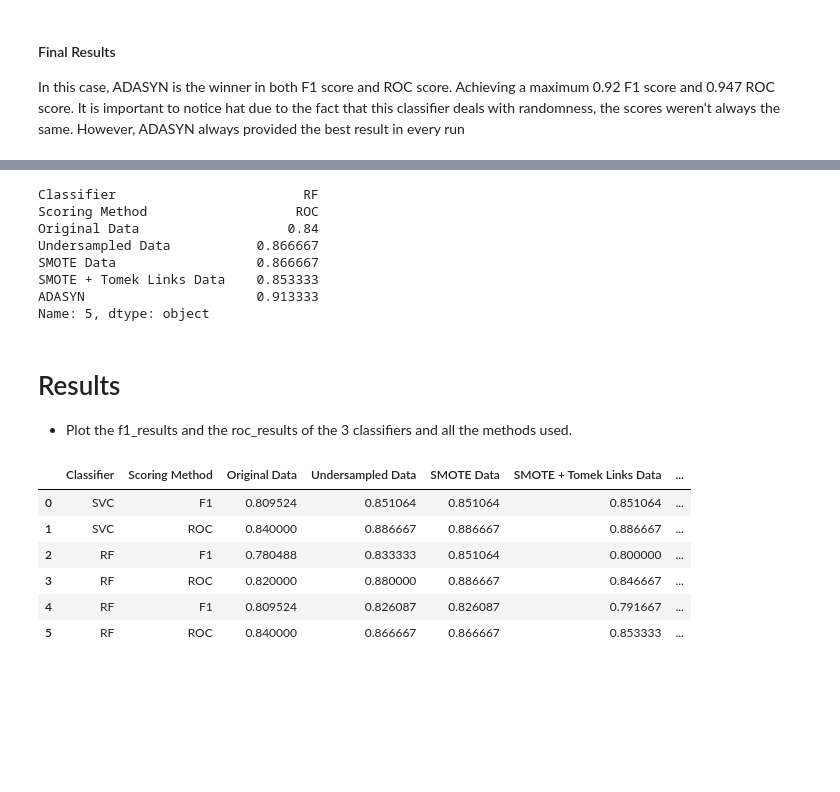
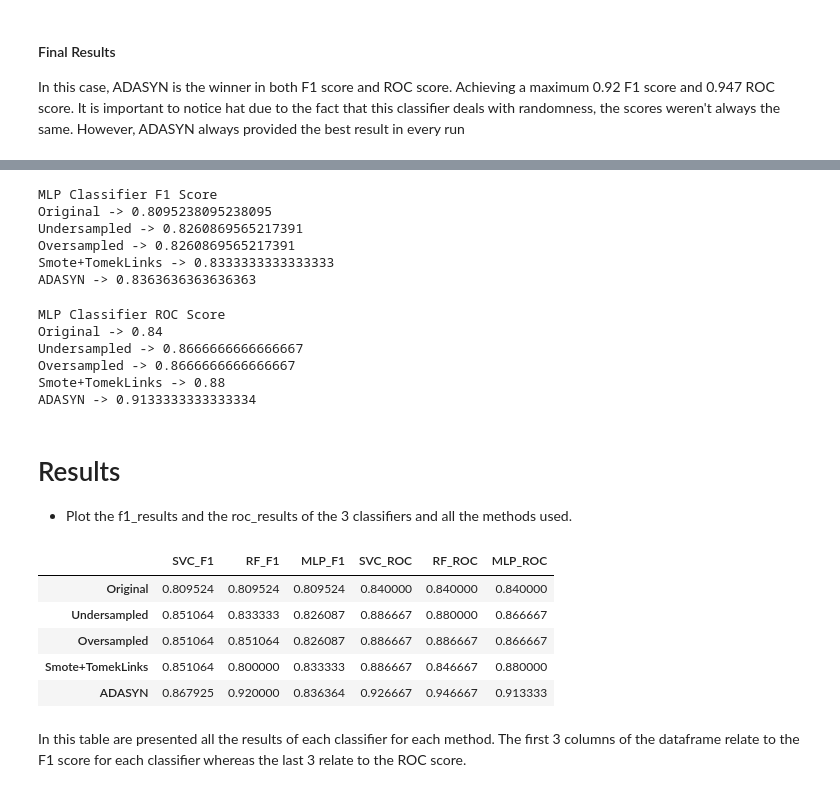
Before and after one commit to PedroMarques27/ED, a Jupyter notebook: Data_mining_Notebook.ipynb, the cells around one changed output, grey strips where cells are left out. Cells and saved outputs as stored; diff of their text form; code cells hidden in the pictures; blank space fills up the shorter version.

```diff
--- a/Data_mining_Notebook.ipynb
+++ b/Data_mining_Notebook.ipynb
@@ -1391,25 +1365,43 @@ Name: 4, dtype: object
-# %%
-results_df.loc[len(results_df)] = results_ROC
-results_df.loc[len(results_df)-1]
-# %% [output]
-Classifier                        RF
-Scoring Method                   ROC
-Original Data                   0.84
-Undersampled Data           0.866667
-SMOTE Data                  0.866667
-SMOTE + Tomek Links Data    0.853333
-ADASYN                      0.913333
-Name: 5, dtype: object
+# %%
+names = ['Original', 'Undersampled','Oversampled', 'Smote+TomekLinks', 'ADASYN']
+print("MLP Classifier F1 Score")
+for i in range(5):
+    print(f"{names[i]} -> {results_f1[i]}")
+# %% [output]
+MLP Classifier F1 Score
+Original -> 0.8095238095238095
+Undersampled -> 0.8260869565217391
+Oversampled -> 0.8260869565217391
+Smote+TomekLinks -> 0.8333333333333333
+ADASYN -> 0.8363636363636363
+# %%
+
+print("MLP Classifier ROC Score")
+for i in range(5):
+    print(f"{names[i]} -> {results_ROC[i]}")
+# %% [output]
+MLP Classifier ROC Score
+Original -> 0.84
+Undersampled -> 0.8666666666666667
+Oversampled -> 0.8666666666666667
+Smote+TomekLinks -> 0.88
+ADASYN -> 0.9133333333333334
 # %% [markdown]
 # Results
 * Plot the f1_results and the roc_results of the 3 classifiers and all the methods used.
-# %%
-results_df
-# %% [output]
-|  | Classifier | Scoring Method | Original Data | Undersampled Data | SMOTE Data | SMOTE + Tomek Links Data | ... |
-| 0 | SVC | F1 | 0.809524 | 0.851064 | 0.851064 | 0.851064 | ... |
-| 1 | SVC | ROC | 0.840000 | 0.886667 | 0.886667 | 0.886667 | ... |
-| 2 | RF | F1 | 0.780488 | 0.833333 | 0.851064 | 0.800000 | ... |
-| 3 | RF | ROC | 0.820000 | 0.880000 | 0.886667 | 0.846667 | ... |
-| 4 | RF | F1 | 0.809524 | 0.826087 | 0.826087 | 0.791667 | ... |
-| 5 | RF | ROC | 0.840000 | 0.866667 | 0.866667 | 0.853333 | ... |
+# %%
+df1 = pd.DataFrame( data = f1_results)
+df1 = df1.rename(columns = {k: f"{k}_F1" for k in df1.columns})
+droc = pd.DataFrame( data = roc_results)
+droc = droc.rename(columns = {k: f"{k}_ROC" for k in droc.columns})
+df = df1.join(droc)
+df
+# %% [output]
+|  | SVC_F1 | RF_F1 | MLP_F1 | SVC_ROC | RF_ROC | MLP_ROC |
+| Original | 0.809524 | 0.809524 | 0.809524 | 0.840000 | 0.840000 | 0.840000 |
+| Undersampled | 0.851064 | 0.833333 | 0.826087 | 0.886667 | 0.880000 | 0.866667 |
+| Oversampled | 0.851064 | 0.851064 | 0.826087 | 0.886667 | 0.886667 | 0.866667 |
+| Smote+TomekLinks | 0.851064 | 0.800000 | 0.833333 | 0.886667 | 0.846667 | 0.880000 |
+| ADASYN | 0.867925 | 0.920000 | 0.836364 | 0.926667 | 0.946667 | 0.913333 |
+# %% [markdown]
+In this table are presented all the results of each classifier for each method. The first 3 columns of the dataframe relate to the F1 score for each classifier whereas the last 3 relate to the ROC score.
```
Also changed, not shown: parts of 47 cells of this notebook.
